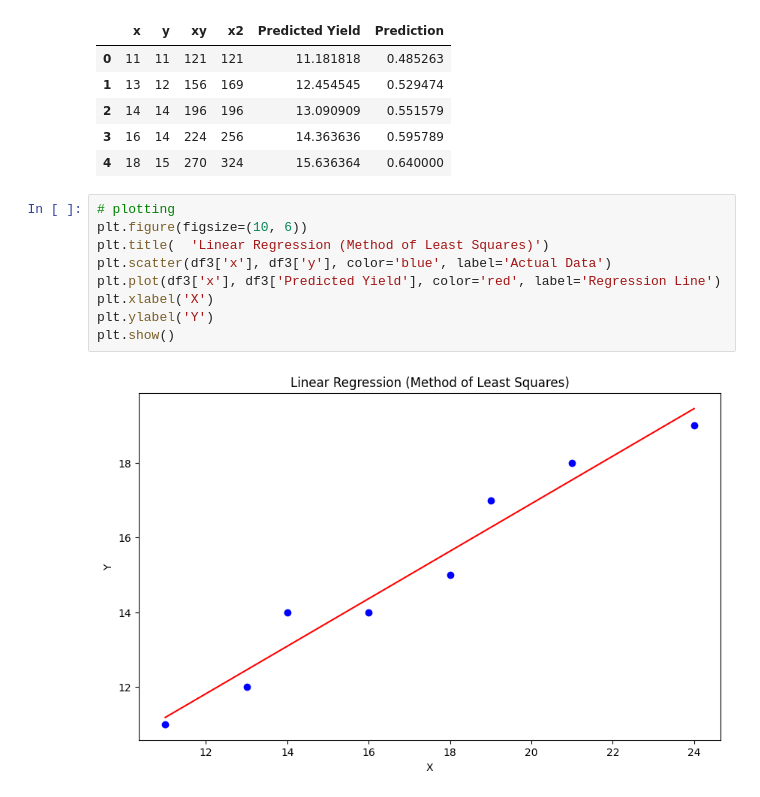
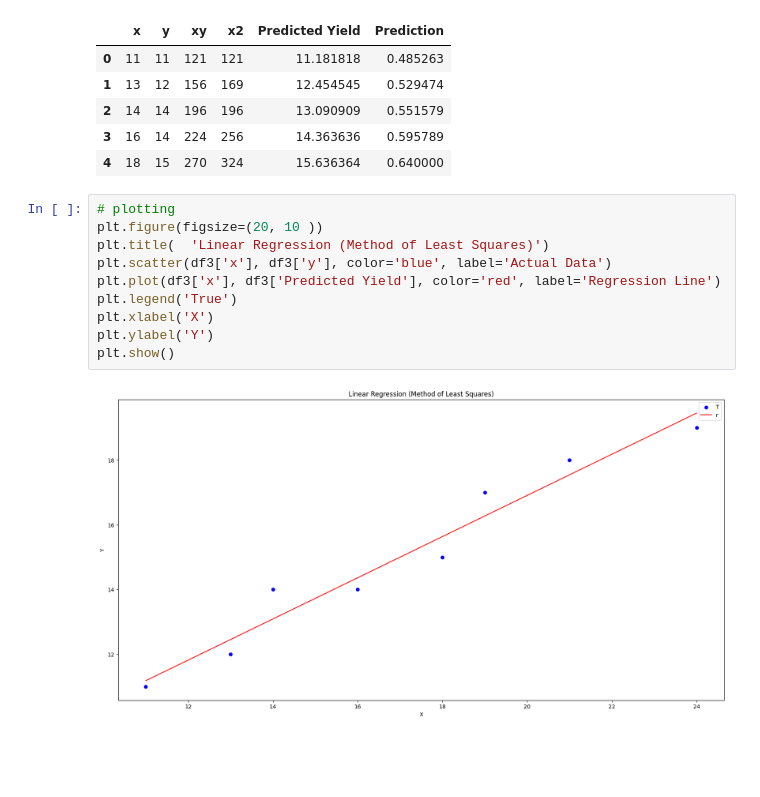
Before and after one commit to Storm00212/Data-manipulation-using-python, a Jupyter notebook: Regression.ipynb, the cells around one changed output. Drawn from its saved outputs; the diff is of its cells as text; blank space fills up the shorter version.

```diff
--- a/Regression.ipynb
+++ b/Regression.ipynb
@@ -155,12 +155,13 @@ df3.head()
 | 4 | 18 | 15 | 270 | 324 | 15.636364 | 0.640000 |
 # %%
 # plotting
-plt.figure(figsize=(10, 6))
+plt.figure(figsize=(20, 10 ))
 plt.title(  'Linear Regression (Method of Least Squares)')
 plt.scatter(df3['x'], df3['y'], color='blue', label='Actual Data')
 plt.plot(df3['x'], df3['Predicted Yield'], color='red', label='Regression Line')
+plt.legend('True')
 plt.xlabel('X')
 plt.ylabel('Y')
 plt.show()
 # %% [output]
-[figure, old version]
+[figure, new version]
```
